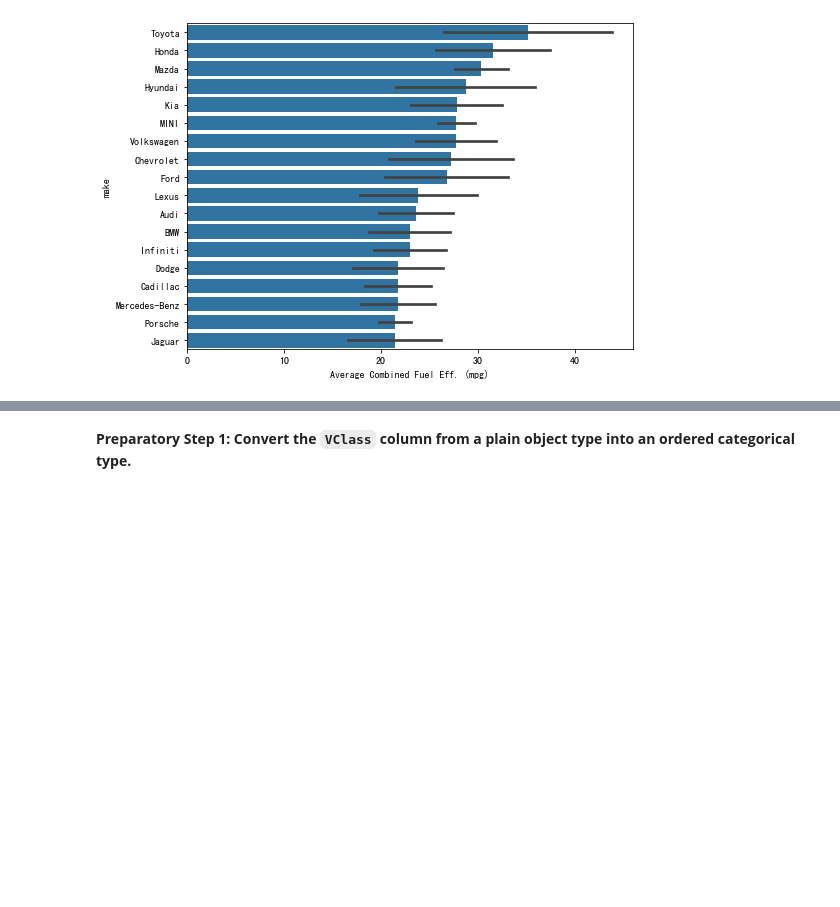
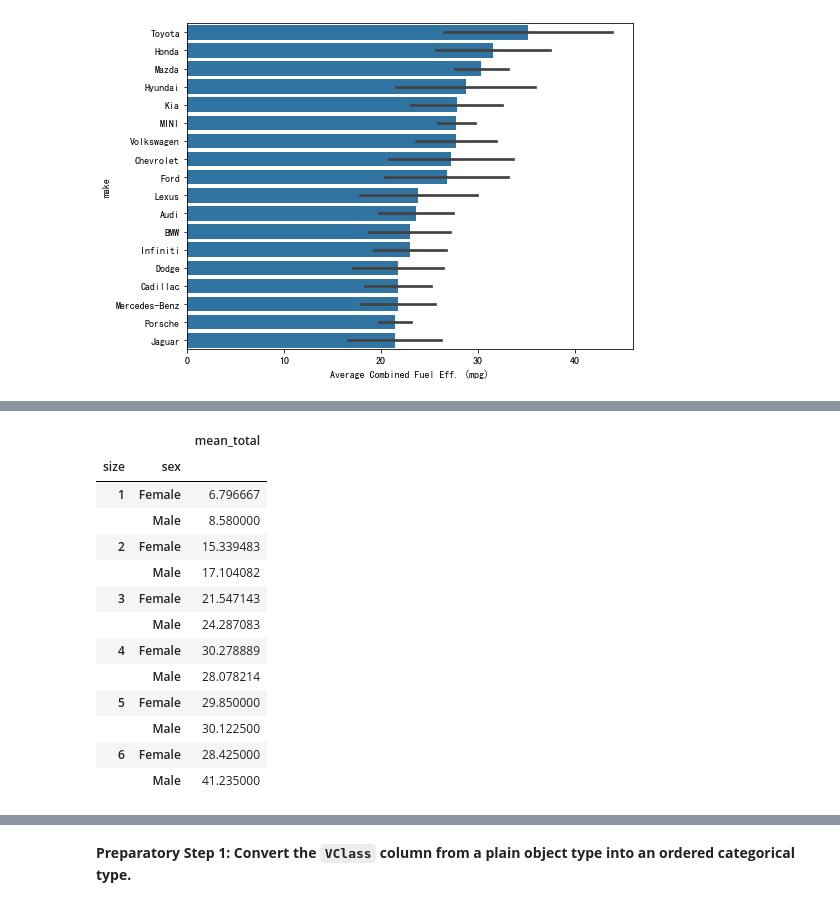
Before and after one commit to Alex-YuZ/Visualization-Using-Python, a Jupyter notebook: Bar_Chart.ipynb, the cells around one changed output, grey strips where cells are left out. Cells and saved outputs as stored; diff of their text form; code cells hidden in the pictures; blank space fills up the shorter version.

```diff
--- a/Bar_Chart.ipynb
+++ b/Bar_Chart.ipynb
@@ -431,0 +468,18 @@ In a clustered bar chart, bars are organized into clusters based on levels of th
+# %%
+# tips_df.groupby(['size', 'sex']).agg({'total_bill': 'mean'}).rename(columns={'total_bill': 'mean_total'})
+tips_df.groupby(['size', 'sex']).agg(mean_total=('total_bill', 'mean'))
+# %% [output]
+|  |  | mean_total |
+| size | sex |  |
+| 1 | Female | 6.796667 |
+|  | Male | 8.580000 |
+| 2 | Female | 15.339483 |
+|  | Male | 17.104082 |
+| 3 | Female | 21.547143 |
+|  | Male | 24.287083 |
+| 4 | Female | 30.278889 |
+|  | Male | 28.078214 |
+| 5 | Female | 29.850000 |
+|  | Male | 30.122500 |
+| 6 | Female | 28.425000 |
+|  | Male | 41.235000 |
```
Also changed, not shown: parts of 8 cells of this notebook.
